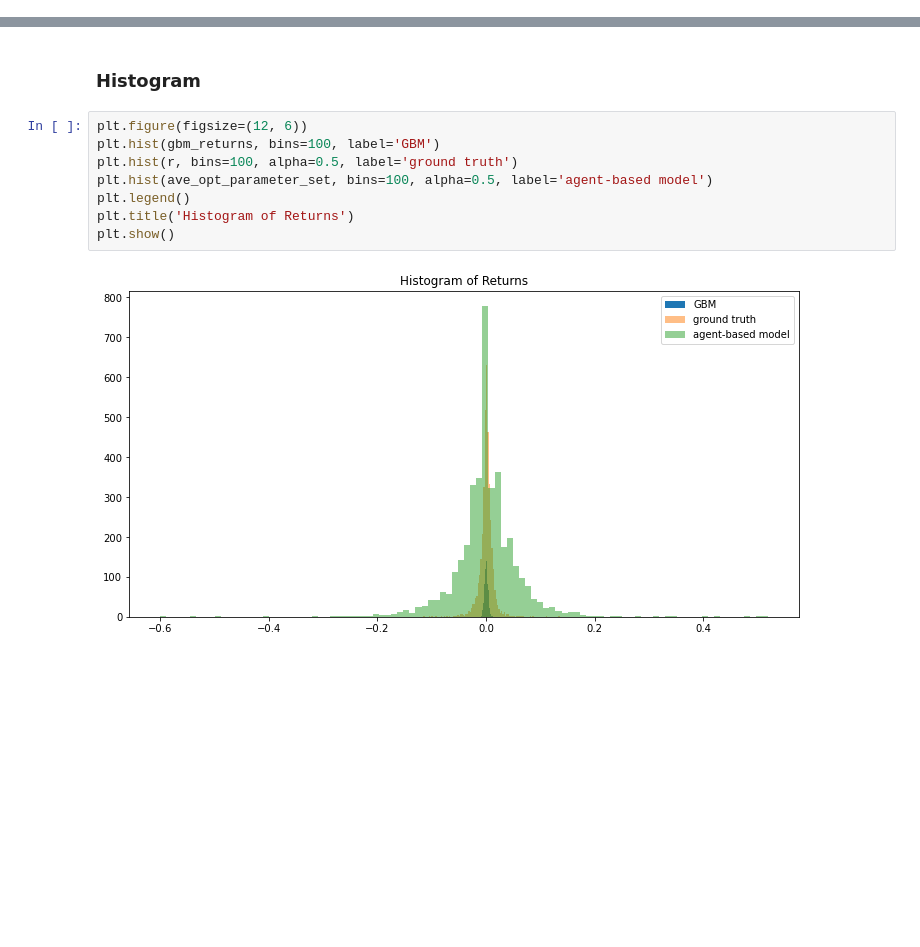
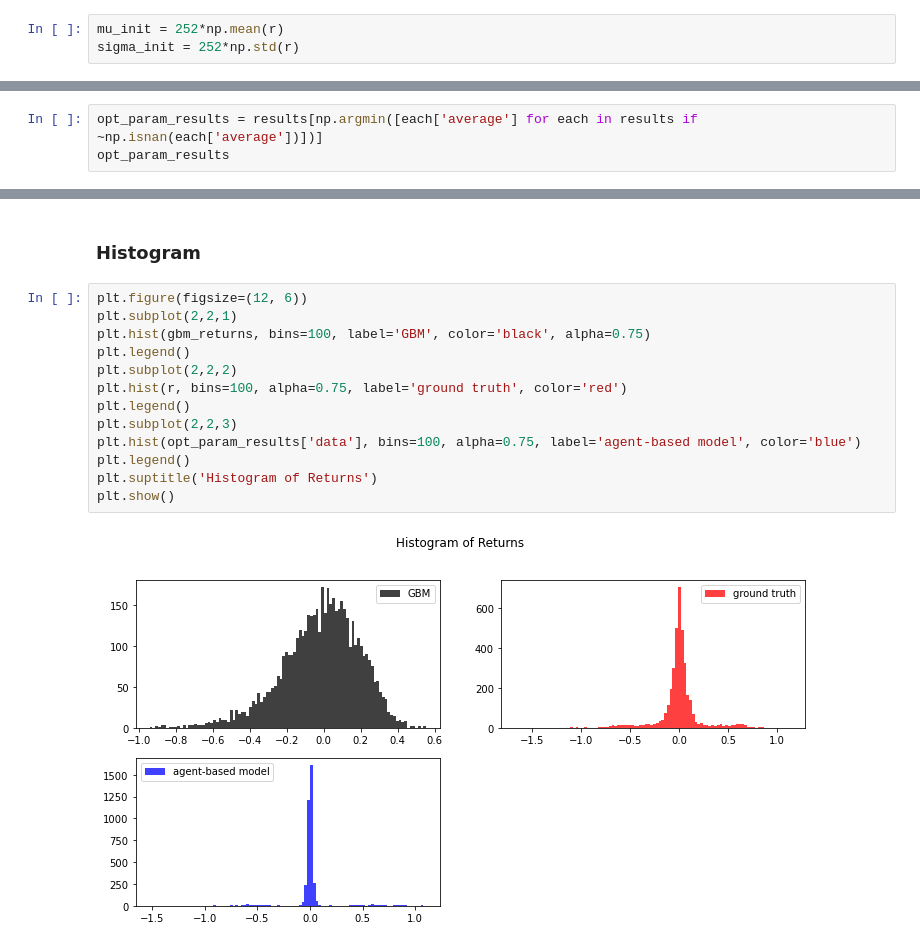
Before and after one commit to ssie-projects/ssie523-abm-markets, a Jupyter notebook: research/simulation-results/MarketABM-gta-param-opt.ipynb, the cells around one changed output, grey strips where cells are left out. Drawn from its saved outputs; the diff is of its cells as text; blank space fills up the shorter version.

```diff
--- a/research/simulation-results/MarketABM-gta-param-opt.ipynb
+++ b/research/simulation-results/MarketABM-gta-param-opt.ipynb
@@ -664,3 +112,6 @@ df.head()
 # %%
 df['log_adj_close'] = np.log(df['Adj Close'])
 r = np.diff(df['log_adj_close'].tolist())
+# %%
+mu_init = 252*np.mean(r)
+sigma_init = 252*np.std(r)
@@ -666,0 +448,3 @@ r = np.diff(df['log_adj_close'].tolist())
+# %%
+opt_param_results = results[np.argmin([each['average'] for each in results if ~np.isnan(each['average'])])]
+opt_param_results
@@ -724,11 +762,16 @@ plt.show()
 ### Histogram
 # %%
 plt.figure(figsize=(12, 6))
-plt.hist(gbm_returns, bins=100, label='GBM')
-plt.hist(r, bins=100, alpha=0.5, label='ground truth')
-plt.hist(ave_opt_parameter_set, bins=100, alpha=0.5, label='agent-based model')
+plt.subplot(2,2,1)
+plt.hist(gbm_returns, bins=100, label='GBM', color='black', alpha=0.75)
 plt.legend()
-plt.title('Histogram of Returns')
+plt.subplot(2,2,2)
+plt.hist(r, bins=100, alpha=0.75, label='ground truth', color='red')
+plt.legend()
+plt.subplot(2,2,3)
+plt.hist(opt_param_results['data'], bins=100, alpha=0.75, label='agent-based model', color='blue')
+plt.legend()
+plt.suptitle('Histogram of Returns')
 plt.show()
 # %% [output]
-[figure, old version]
+[figure, new version]
```
Also changed, not shown: parts of 27 cells of this notebook, 5 other files.
